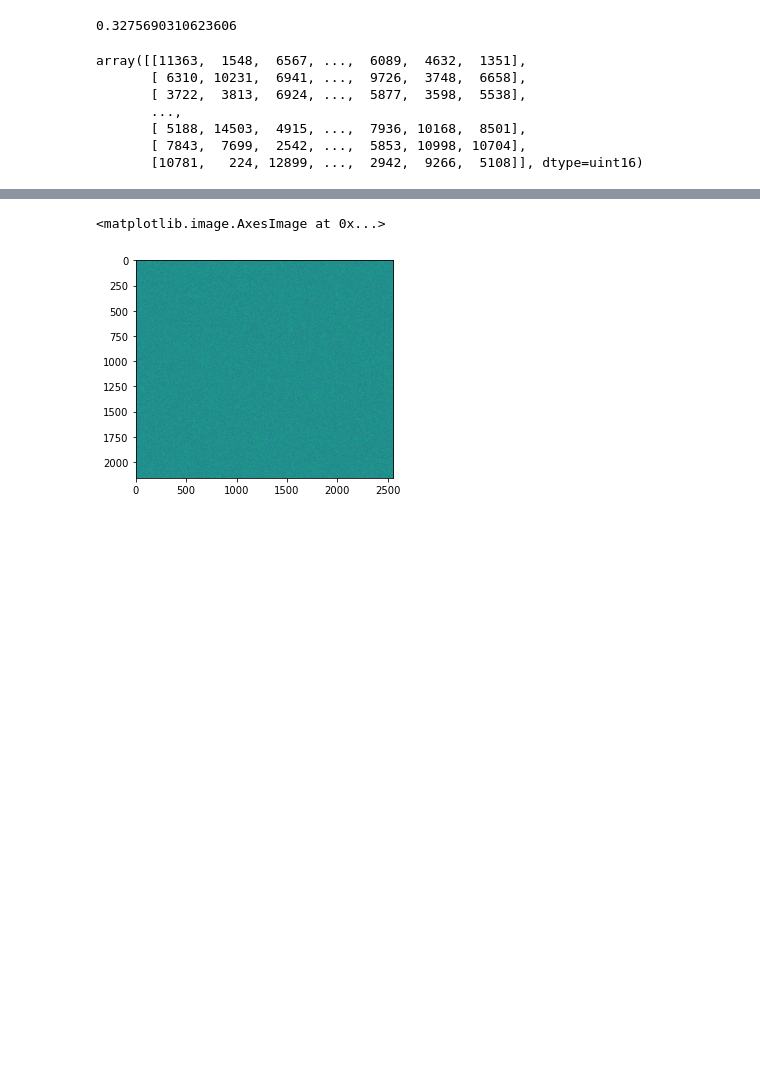
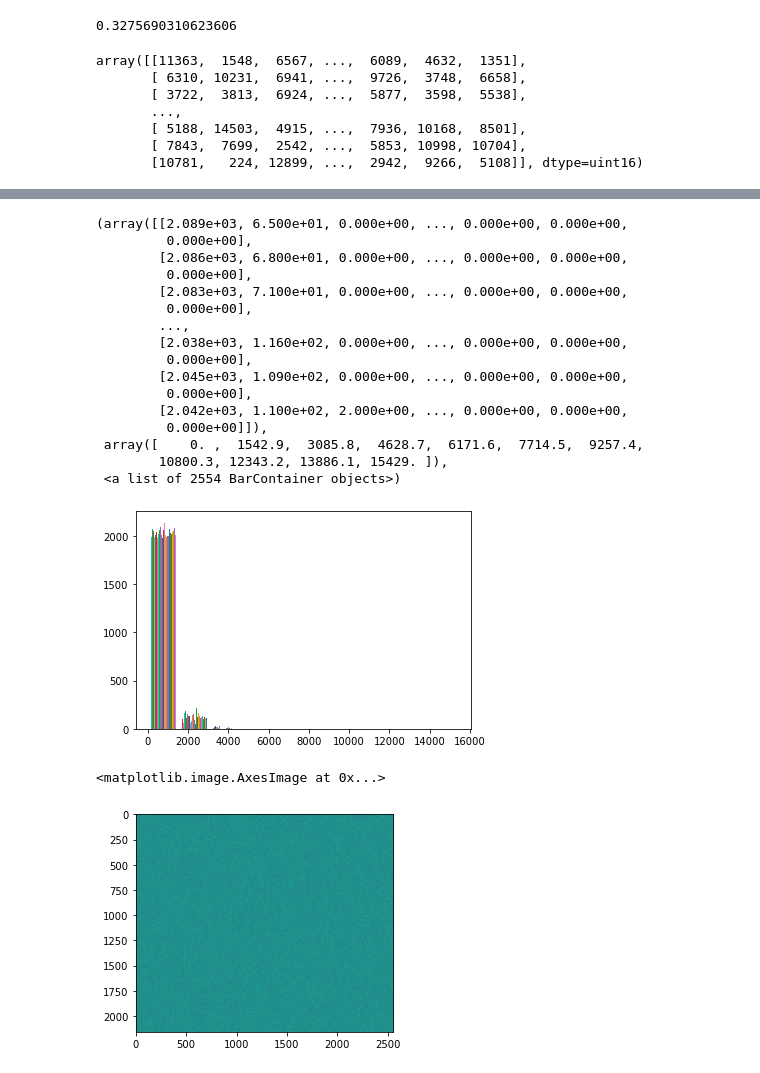
Before and after one commit to aidotse/Team-Yenomze, a Jupyter notebook: TestNotebook.ipynb, the cells around one changed output, grey strips where cells are left out. Saved outputs shown, nothing was run; the diff lists cells and outputs as text; code cells hidden in the pictures; blank space fills up the shorter version.

```diff
--- a/TestNotebook.ipynb
+++ b/TestNotebook.ipynb
@@ -327,3 +346,6 @@ array([[11363,  1548,  6567, ...,  6089,  4632,  1351],
        [10781,   224, 12899, ...,  2942,  9266,  5108]], dtype=uint16)
 # %%
 img = (np.random.uniform(size=(2156, 2556)) * 15000).astype(np.uint16)
+# %%
+x = gt_20x[0]
+x[x < 1000] = 0
@@ -330,3 +362,23 @@ img = (np.random.uniform(size=(2156, 2556)) * 15000).astype(np.uint16)
+# %%
+plt.hist(x)
+# %% [output]
+(array([[2.089e+03, 6.500e+01, 0.000e+00, ..., 0.000e+00, 0.000e+00,
+         0.000e+00],
+        [2.086e+03, 6.800e+01, 0.000e+00, ..., 0.000e+00, 0.000e+00,
+         0.000e+00],
+        [2.083e+03, 7.100e+01, 0.000e+00, ..., 0.000e+00, 0.000e+00,
+         0.000e+00],
+        ...,
+        [2.038e+03, 1.160e+02, 0.000e+00, ..., 0.000e+00, 0.000e+00,
+         0.000e+00],
+        [2.045e+03, 1.090e+02, 0.000e+00, ..., 0.000e+00, 0.000e+00,
+         0.000e+00],
+        [2.042e+03, 1.100e+02, 2.000e+00, ..., 0.000e+00, 0.000e+00,
+         0.000e+00]]),
+ array([    0. ,  1542.9,  3085.8,  4628.7,  6171.6,  7714.5,  9257.4,
+        10800.3, 12343.2, 13886.1, 15429. ]),
+ <a list of 2554 BarContainer objects>)
+[figure, added]
 # %%
 p = 'output/60x_images/AssayPlate_Greiner_#655090_B03_T0001F001L01A01Z01C01.tif'
 img = plt.imread(p)
```
Also changed, not shown: parts of 20 cells of this notebook, 4 other files.
